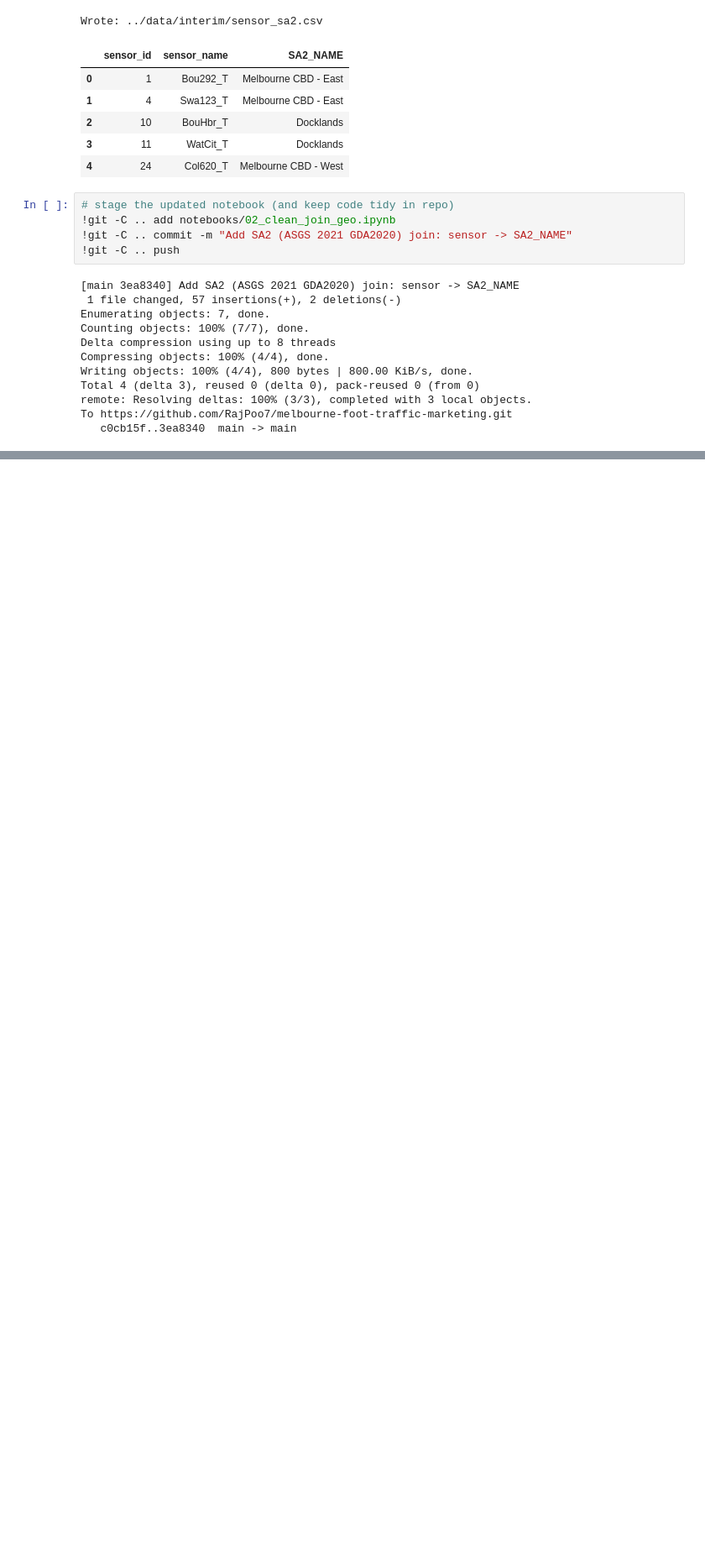
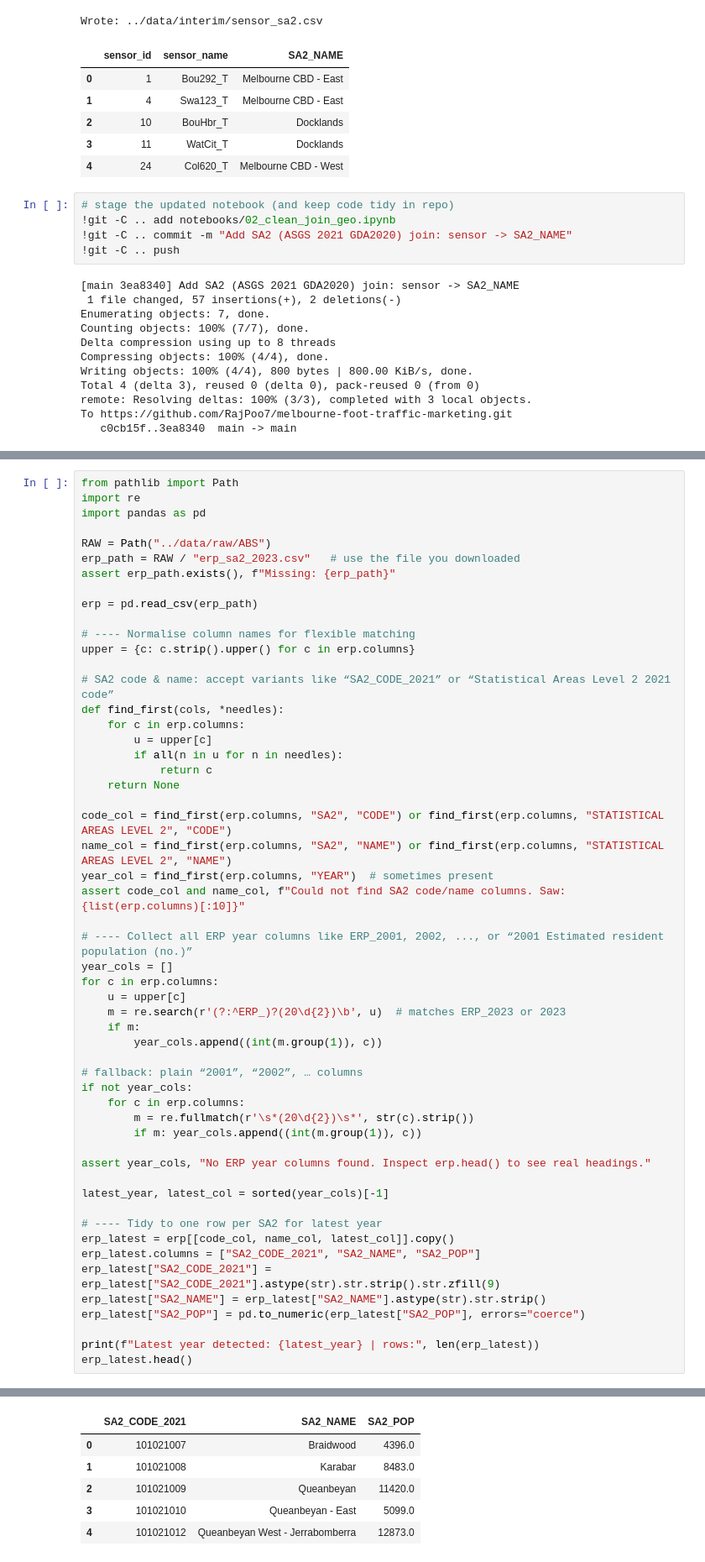
Before and after one commit to RajPoo7/melbourne-foot-traffic-marketing, a Jupyter notebook: notebooks/02_clean_join_geo.ipynb, the cells around one changed output, grey strips where cells are left out. Shown at 84% size. Saved outputs shown, nothing was run; the diff lists cells and outputs as text; blank space fills up the shorter version.

```diff
--- a/notebooks/02_clean_join_geo.ipynb
+++ b/notebooks/02_clean_join_geo.ipynb
@@ -524,0 +1530,55 @@ To https://github.com/RajPoo7/melbourne-foot-traffic-marketing.git
+# %%
+from pathlib import Path
+import re
+import pandas as pd
+
+RAW = Path("../data/raw/ABS")
+erp_path = RAW / "erp_sa2_2023.csv"   # use the file you downloaded
+assert erp_path.exists(), f"Missing: {erp_path}"
+
+erp = pd.read_csv(erp_path)
+
+# ---- Normalise column names for flexible matching
+upper = {c: c.strip().upper() for c in erp.columns}
+
+# SA2 code & name: accept variants like “SA2_CODE_2021” or “Statistical Areas Level 2 2021 code”
+def find_first(cols, *needles):
+    for c in erp.columns:
+        u = upper[c]
+        if all(n in u for n in needles):
+            return c
+    return None
+
+code_col = find_first(erp.columns, "SA2", "CODE") or find_first(erp.columns, "STATISTICAL AREAS LEVEL 2", "CODE")
+name_col = find_first(erp.columns, "SA2", "NAME") or find_first(erp.columns, "STATISTICAL AREAS LEVEL 2", "NAME")
+year_col = find_first(erp.columns, "YEAR")  # sometimes present
+assert code_col and name_col, f"Could not find SA2 code/name columns. Saw: {list(erp.columns)[:10]}"
+
+# ---- Collect all ERP year columns like ERP_2001, 2002, ..., or “2001 Estimated resident population (no.)”
+year_cols = []
+for c in erp.columns:
+    u = upper[c]
+    m = re.search(r'(?:^ERP_)?(20\d{2})\b', u)  # matches ERP_2023 or 2023
+    if m:
+        year_cols.append((int(m.group(1)), c))
+
+# fallback: plain “2001”, “2002”, … columns
+if not year_cols:
+    for c in erp.columns:
+        m = re.fullmatch(r'\s*(20\d{2})\s*', str(c).strip())
+        if m: year_cols.append((int(m.group(1)), c))
+
+assert year_cols, "No ERP year columns found. Inspect erp.head() to see real headings."
+
+latest_year, latest_col = sorted(year_cols)[-1]
+
+# ---- Tidy to one row per SA2 for latest year
+erp_latest = erp[[code_col, name_col, latest_col]].copy()
+erp_latest.columns = ["SA2_CODE_2021", "SA2_NAME", "SA2_POP"]
+erp_latest["SA2_CODE_2021"] = erp_latest["SA2_CODE_2021"].astype(str).str.strip().str.zfill(9)
+erp_latest["SA2_NAME"] = erp_latest["SA2_NAME"].astype(str).str.strip()
+erp_latest["SA2_POP"] = pd.to_numeric(erp_latest["SA2_POP"], errors="coerce")
+
+print(f"Latest year detected: {latest_year} | rows:", len(erp_latest))
+erp_latest.head()
+# %% [output]
@@ -524,0 +1586,6 @@ To https://github.com/RajPoo7/melbourne-foot-traffic-marketing.git
+|  | SA2_CODE_2021 | SA2_NAME | SA2_POP |
+| 0 | 101021007 | Braidwood | 4396.0 |
+| 1 | 101021008 | Karabar | 8483.0 |
+| 2 | 101021009 | Queanbeyan | 11420.0 |
+| 3 | 101021010 | Queanbeyan - East | 5099.0 |
+| 4 | 101021012 | Queanbeyan West - Jerrabomberra | 12873.0 |
```
Also changed, not shown: parts of 28 cells of this notebook.
